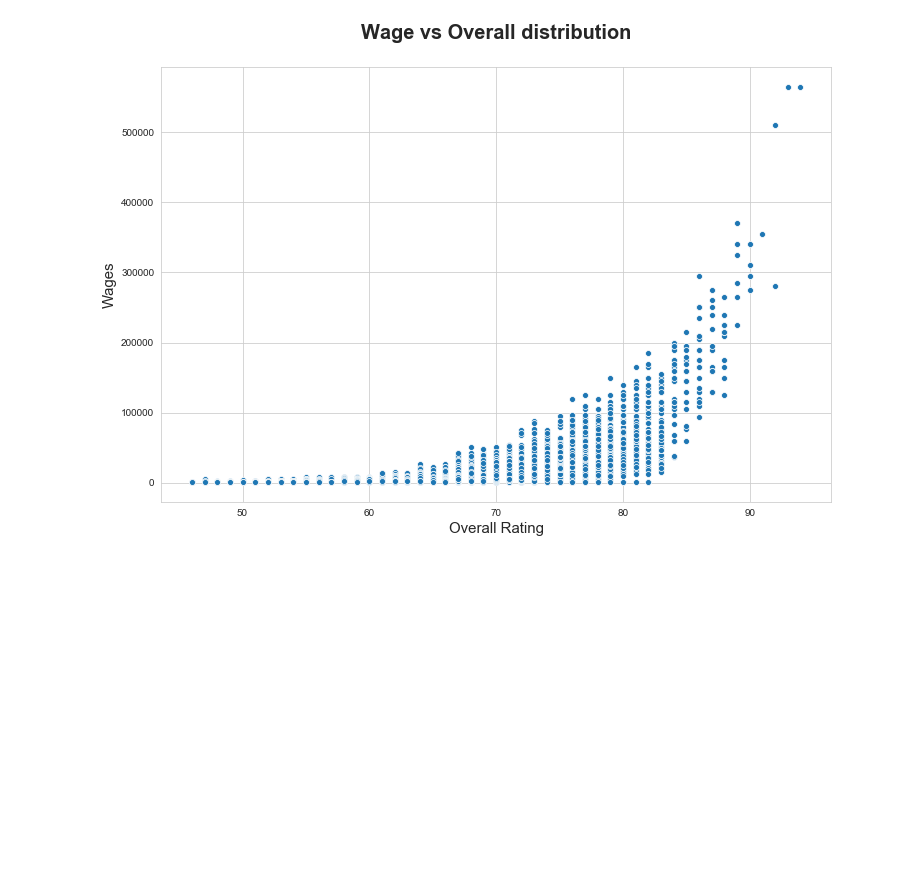
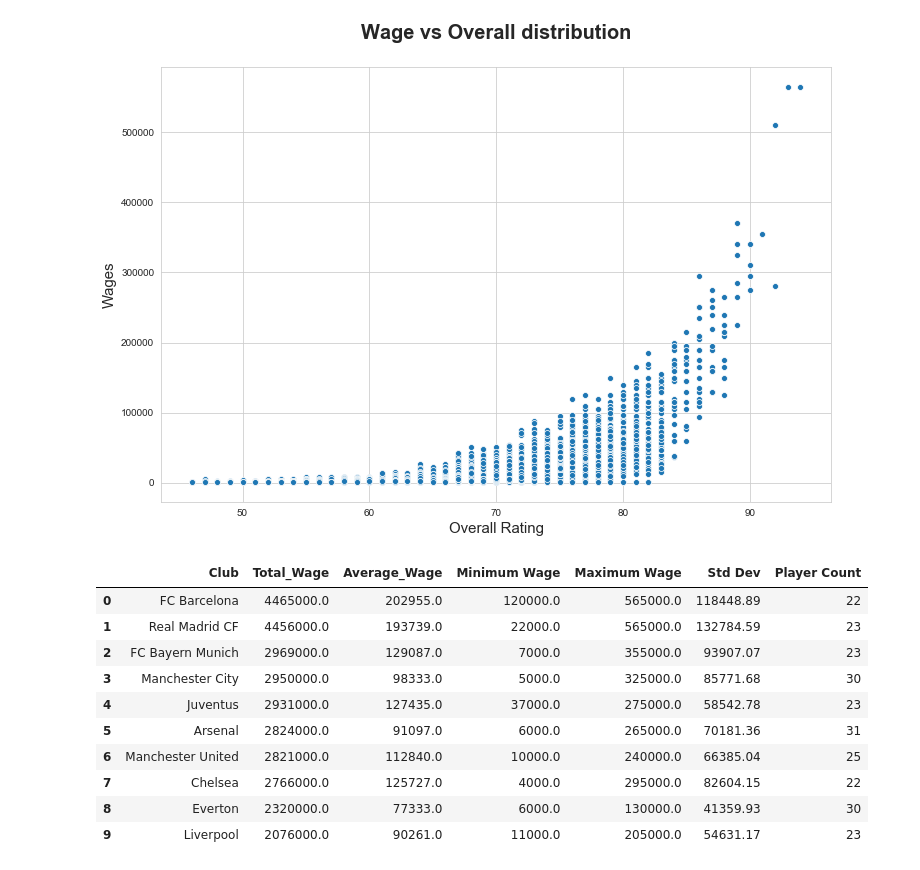
Before and after one commit to sthalder/fifa-player-wage-analysis, a Jupyter notebook: Fifa Wage Prediction Analysis.ipynb, the cells around one changed output. Saved outputs shown, nothing was run; the diff lists cells and outputs as text; code cells hidden in the pictures; blank space fills up the shorter version.

```diff
--- a/Fifa Wage Prediction Analysis.ipynb
+++ b/Fifa Wage Prediction Analysis.ipynb
@@ -232,0 +228,19 @@ fifa18_at = fifa_ppa.loc[fifa_ppa['Playing Position'] == 'AT'].reset_index()
+# %%
+# Teams spending most on player wages
+club_wage = fifa18.groupby('Club').agg({'Wage' : ['sum', 'mean', 'min', 'max', 'std', 'count']}).reset_index()
+club_wage.columns = ['Club', 'Total_Wage', 'Average_Wage', 'Minimum Wage', 'Maximum Wage', 'Std Dev', 'Player Count']
+club_wage = club_wage.round({'Total_Wage' : 0, 'Average_Wage' : 0, 'Std Dev' : 2})
+club_wage_tw = club_wage.sort_values(by = ['Total_Wage'], ascending = False).reset_index().drop(['index'], axis = 1).head(10)
+club_wage_tw
+# %% [output]
+|  | Club | Total_Wage | Average_Wage | Minimum Wage | Maximum Wage | Std Dev | Player Count |
+| 0 | FC Barcelona | 4465000.0 | 202955.0 | 120000.0 | 565000.0 | 118448.89 | 22 |
+| 1 | Real Madrid CF | 4456000.0 | 193739.0 | 22000.0 | 565000.0 | 132784.59 | 23 |
+| 2 | FC Bayern Munich | 2969000.0 | 129087.0 | 7000.0 | 355000.0 | 93907.07 | 23 |
+| 3 | Manchester City | 2950000.0 | 98333.0 | 5000.0 | 325000.0 | 85771.68 | 30 |
+| 4 | Juventus | 2931000.0 | 127435.0 | 37000.0 | 275000.0 | 58542.78 | 23 |
+| 5 | Arsenal | 2824000.0 | 91097.0 | 6000.0 | 265000.0 | 70181.36 | 31 |
+| 6 | Manchester United | 2821000.0 | 112840.0 | 10000.0 | 240000.0 | 66385.04 | 25 |
+| 7 | Chelsea | 2766000.0 | 125727.0 | 4000.0 | 295000.0 | 82604.15 | 22 |
+| 8 | Everton | 2320000.0 | 77333.0 | 6000.0 | 130000.0 | 41359.93 | 30 |
+| 9 | Liverpool | 2076000.0 | 90261.0 | 11000.0 | 205000.0 | 54631.17 | 23 |
```
Also changed, not shown: parts of 6 cells of this notebook.
